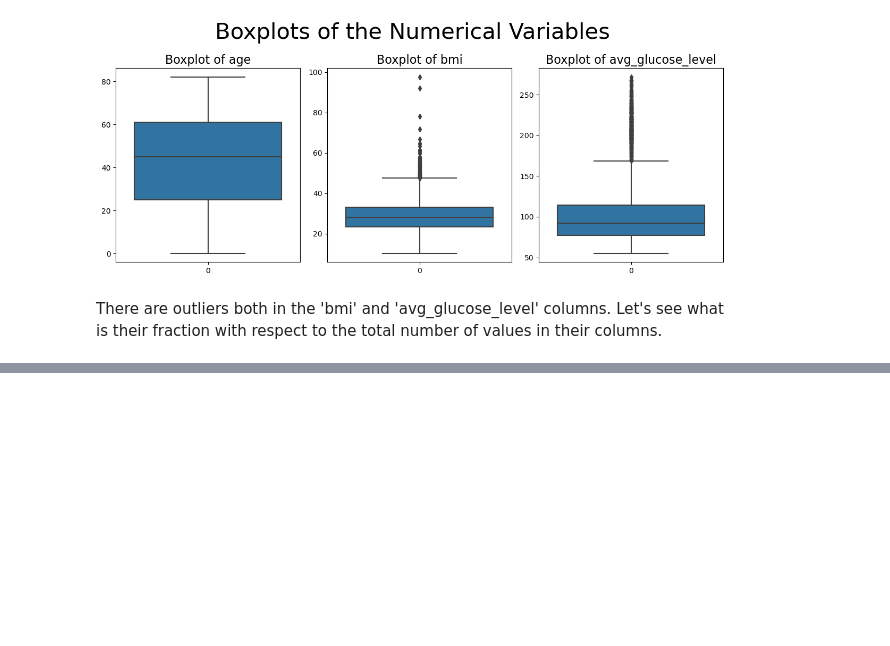
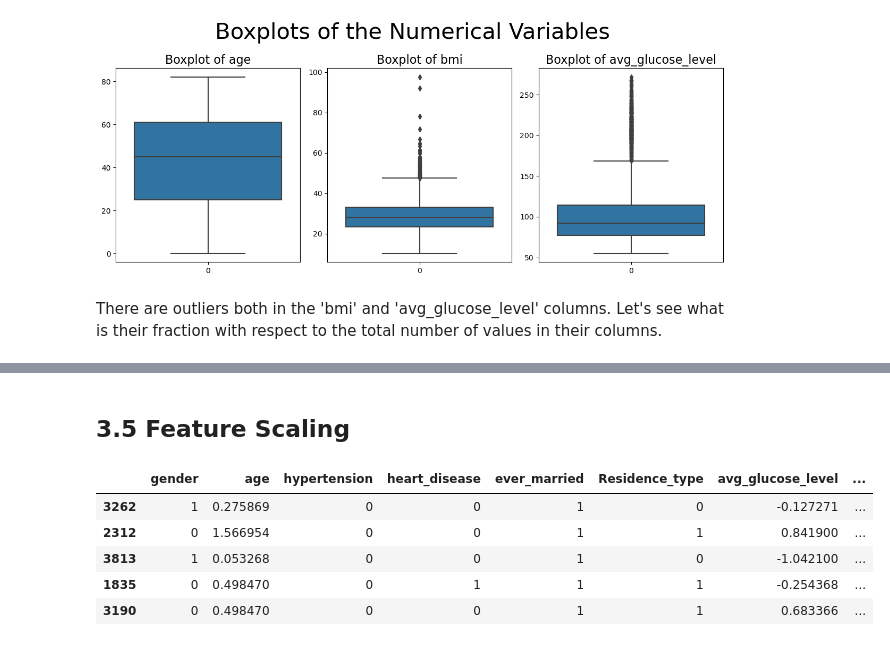
Before and after one commit to pjaiswalusf/Stroke-Prediction, a Jupyter notebook: StrokePrediction.ipynb, the cells around one changed output, grey strips where cells are left out. Drawn from its saved outputs; the diff is of its cells as text; code cells hidden in the pictures; blank space fills up the shorter version.

```diff
--- a/StrokePrediction.ipynb
+++ b/StrokePrediction.ipynb
@@ -365,0 +447,6 @@ There are outliers both in the 'bmi' and 'avg_glucose_level' columns. Let's see
+# %%
+train_stroke_index = y_train[y_train == 0].index.to_list()
+train_no_stroke_index = y_train[y_train == 1].index.to_list()
+
+test_stroke_index = y_test[y_test == 0].index.to_list()
+test_no_stroke_index = y_test[y_test == 1].index.to_list()
@@ -365,0 +516,38 @@ There are outliers both in the 'bmi' and 'avg_glucose_level' columns. Let's see
+# %%
+### One-hot encoding ###
+OHE_cols = ['work_type', 'smoking_status']
+
+#encoder2 = OneHotEncoder(handle_unknown='ignore')
+encoder2 = OneHotEncoder(sparse_output=False, handle_unknown='ignore').set_output(transform="pandas")
+
+# Fit and transform the categorical columns
+OHE_train = pd.DataFrame(encoder2.fit_transform(X_train[OHE_cols]))
+OHE_test  = pd.DataFrame(encoder2.transform(X_test[OHE_cols]))
+
+# One-hot encoding removed index; put it back
+OHE_train.index = X_train.index
+OHE_test.index  = X_test.index
+
+# Remove categorical columns (will replace with one-hot encoding)
+num_train = X_train.drop(OHE_cols, axis=1)
+num_test  = X_test.drop(OHE_cols, axis=1)
+
+# Add one-hot encoded columns to numerical features
+OHE_X_train = pd.concat([num_train, OHE_train], axis=1)
+OHE_X_test  = pd.concat([num_test, OHE_test], axis=1)
+# %% [markdown]
+## 3.5 Feature Scaling
+# %%
+scaler = StandardScaler()
+
+OHE_X_train[['age', 'bmi', 'avg_glucose_level']] = scaler.fit_transform(OHE_X_train[['age', 'bmi', 'avg_glucose_level']])
+OHE_X_test[['age', 'bmi', 'avg_glucose_level']]  = scaler.transform(OHE_X_test[['age', 'bmi', 'avg_glucose_level']])
+
+OHE_X_train.head()
+# %% [output]
+|  | gender | age | hypertension | heart_disease | ever_married | Residence_type | avg_glucose_level | ... |
+| 3262 | 1 | 0.275869 | 0 | 0 | 1 | 0 | -0.127271 | ... |
+| 2312 | 0 | 1.566954 | 0 | 0 | 1 | 1 | 0.841900 | ... |
+| 3813 | 1 | 0.053268 | 0 | 0 | 1 | 0 | -1.042100 | ... |
+| 1835 | 0 | 0.498470 | 0 | 1 | 1 | 1 | -0.254368 | ... |
+| 3190 | 0 | 0.498470 | 0 | 0 | 1 | 1 | 0.683366 | ... |
```
Also changed, not shown: parts of 25 cells of this notebook.
